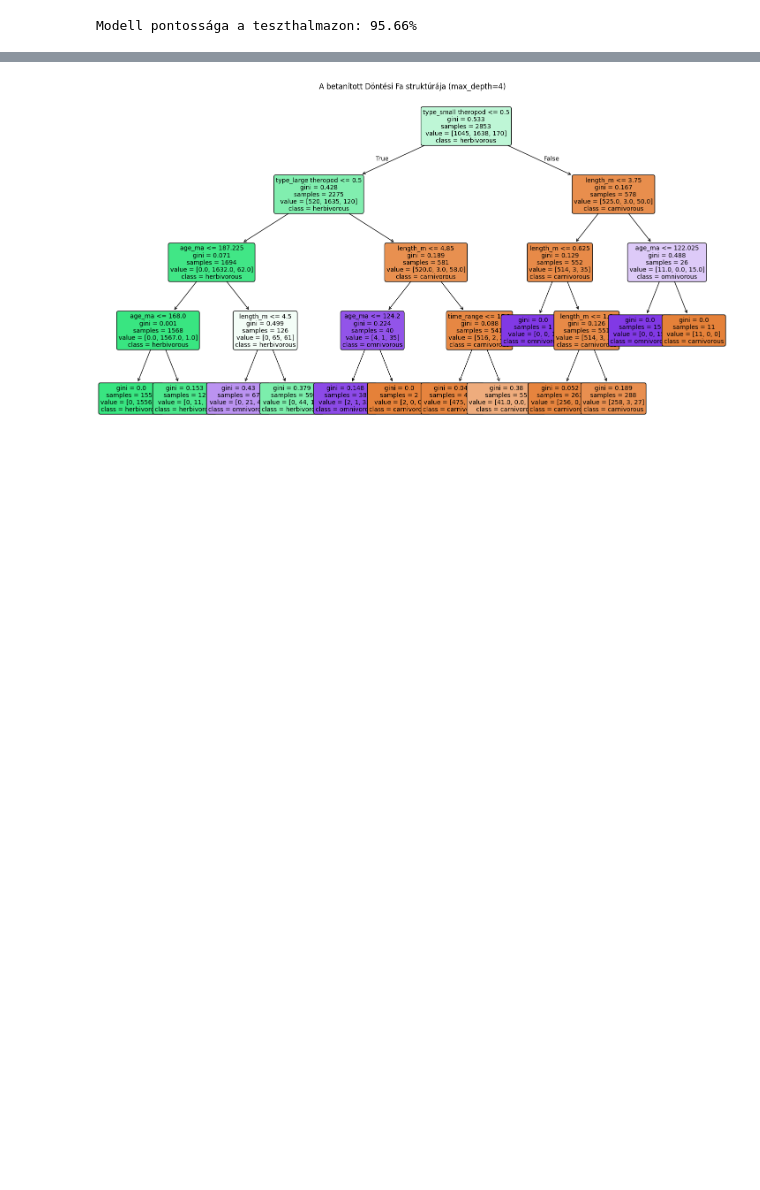
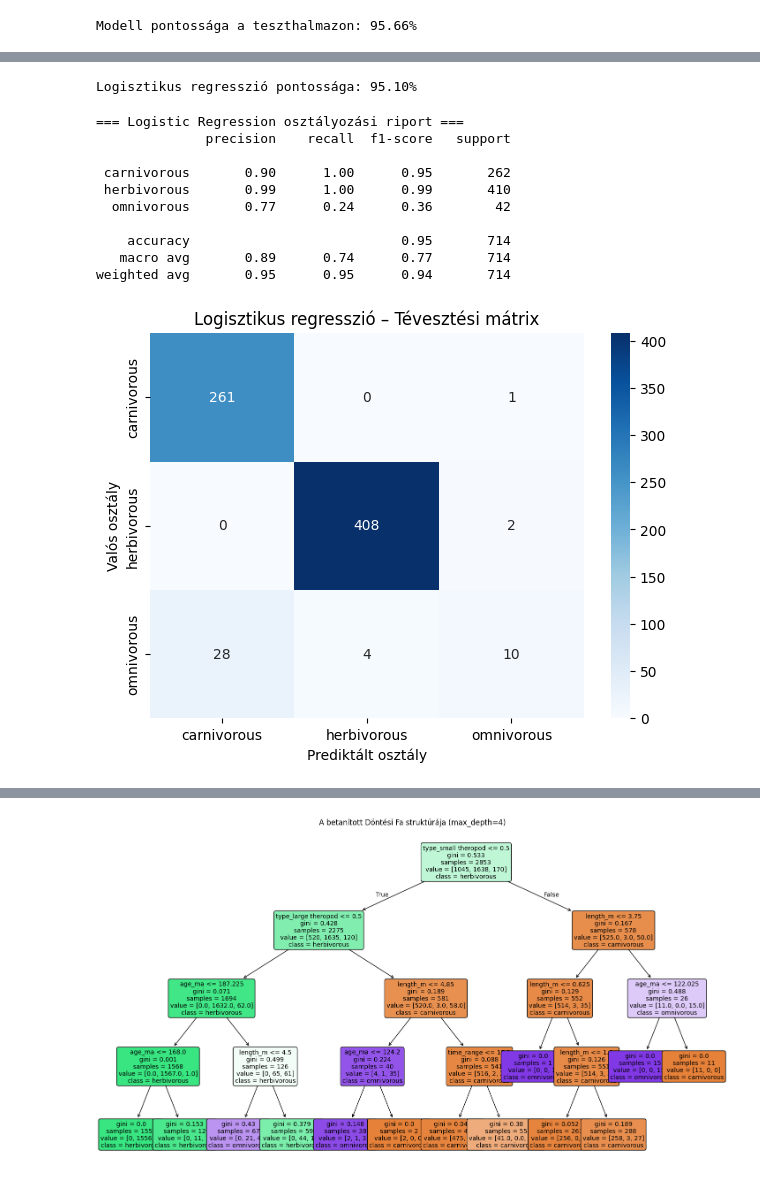
Before and after one commit to MTZBRN/dino-project, a Jupyter notebook: dino_project.ipynb, the cells around one changed output, grey strips where cells are left out. Drawn from its saved outputs; the diff is of its cells as text; code cells hidden in the pictures; blank space fills up the shorter version.

```diff
--- a/dino_project.ipynb
+++ b/dino_project.ipynb
@@ -311,2 +363,80 @@ Modell pontossága a teszthalmazon: 95.66%
+# %%
+from sklearn.preprocessing import StandardScaler
+from sklearn.linear_model import LogisticRegression
+
+# Másolatok készítése
+X_train_scaled = X_train.copy()
+X_test_scaled = X_test.copy()
+
+# Csak a numerikus változókat skálázzuk
+numeric_features = ['length_m', 'age_ma', 'time_range']
+
+scaler = StandardScaler()
+
+X_train_scaled[numeric_features] = scaler.fit_transform(
+    X_train[numeric_features]
+)
+
+X_test_scaled[numeric_features] = scaler.transform(
+    X_test[numeric_features]
+)
+
+# Logistic Regression
+log_reg = LogisticRegression(max_iter=1000)
+
+log_reg.fit(X_train_scaled, y_train)
+
+y_pred_log = log_reg.predict(X_test_scaled)
+
+log_accuracy = accuracy_score(y_test, y_pred_log)
+
+print(f"Logisztikus regresszió pontossága: {log_accuracy * 100:.2f}%")
+# %% [output]
+Logisztikus regresszió pontossága: 95.10%
+# %%
+from sklearn.metrics import classification_report
+
+print("=== Logistic Regression osztályozási riport ===")
+
+print(
+    classification_report(
+        y_test,
+        y_pred_log,
+        target_names=le.classes_
+    )
+)
+
+from sklearn.metrics import confusion_matrix
+
+cm_log = confusion_matrix(y_test, y_pred_log)
+
+plt.figure(figsize=(7, 5))
+
+sns.heatmap(
+    cm_log,
+    annot=True,
+    fmt='d',
+    cmap='Blues',
+    xticklabels=le.classes_,
+    yticklabels=le.classes_
+)
+
+plt.title('Logisztikus regresszió – Tévesztési mátrix')
+plt.xlabel('Prediktált osztály')
+plt.ylabel('Valós osztály')
+
+plt.show()
+# %% [output]
+=== Logistic Regression osztályozási riport ===
+              precision    recall  f1-score   support
+
+ carnivorous       0.90      1.00      0.95       262
+ herbivorous       0.99      1.00      0.99       410
+  omnivorous       0.77      0.24      0.36        42
+
+    accuracy                           0.95       714
+   macro avg       0.89      0.74      0.77       714
+weighted avg       0.95      0.95      0.94       714
+[figure, added]
 # %%
 # 1. Részletes osztályozási jelentés (Precision, Recall, F1-score osztályonként)
```
Also changed, not shown: parts of 27 cells of this notebook.
